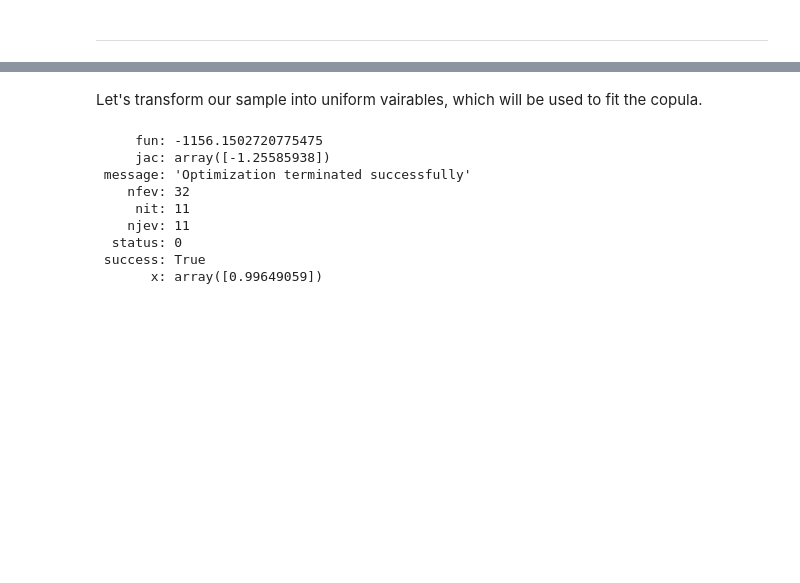
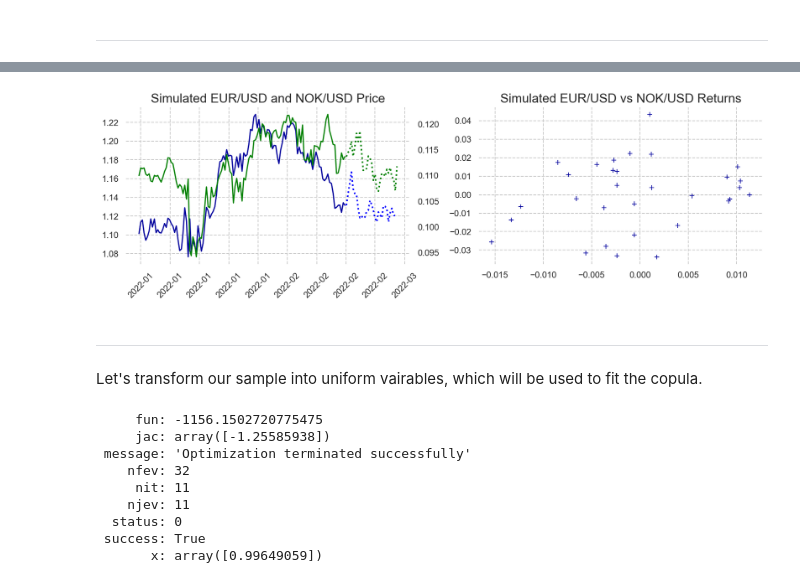
Before and after one commit to Sinbad-The-Sailor/Financial-Mathematics-Notebooks, a Jupyter notebook: dependency_modelling.ipynb, the cells around one changed output, grey strips where cells are left out. Cells and saved outputs as stored; diff of their text form; code cells hidden in the pictures; blank space fills up the shorter version.

```diff
--- a/dependency_modelling.ipynb
+++ b/dependency_modelling.ipynb
@@ -565,3 +672,33 @@ plt.show()
+# %%
+fig, axs = plt.subplots(1, 2)
+
+axs[0].plot(eur_weekly[400:])
+axs[0].plot(simulated_time, eur_simulated_prices, color='blue', linestyle='dotted', linewidth=2)
+axs_t = axs[0].twinx()
+axs_t.plot(nok_weekly[400:], color='green')
+axs_t.plot(simulated_time, nok_simulated_prices, color='green', linestyle='dotted', linewidth=2)
+axs_t.grid(False)
+
+axs[1].scatter(eur_simulated_returns, nok_simulated_returns, marker='+', linewidths=0.85)
+
+axs[0].set_xticklabels(simulated_time.strftime('%Y-%m'), rotation=45)
+axs[0].tick_params(left = False)
+axs_t.tick_params(right = False)
+
+axs[0].set_frame_on(False)
+axs[1].set_frame_on(False)
+axs_t.set_frame_on(False)
+
+axs[0].set_title('Simulated EUR/USD and NOK/USD Price', fontsize=16)
+axs[1].set_title('Simulated EUR/USD vs NOK/USD Returns', fontsize=16)
+
+fig.set_size_inches(12, 4)
+plt.tight_layout()
+plt.show()
+# %% [output]
+[figure, added]
+# %% [markdown]
+---
 # %%
 def copula_implied_pdf(x1, x2, corr):
      u1 = stats.norm.cdf(x1)
```
Also changed, not shown: parts of 14 cells of this notebook.
